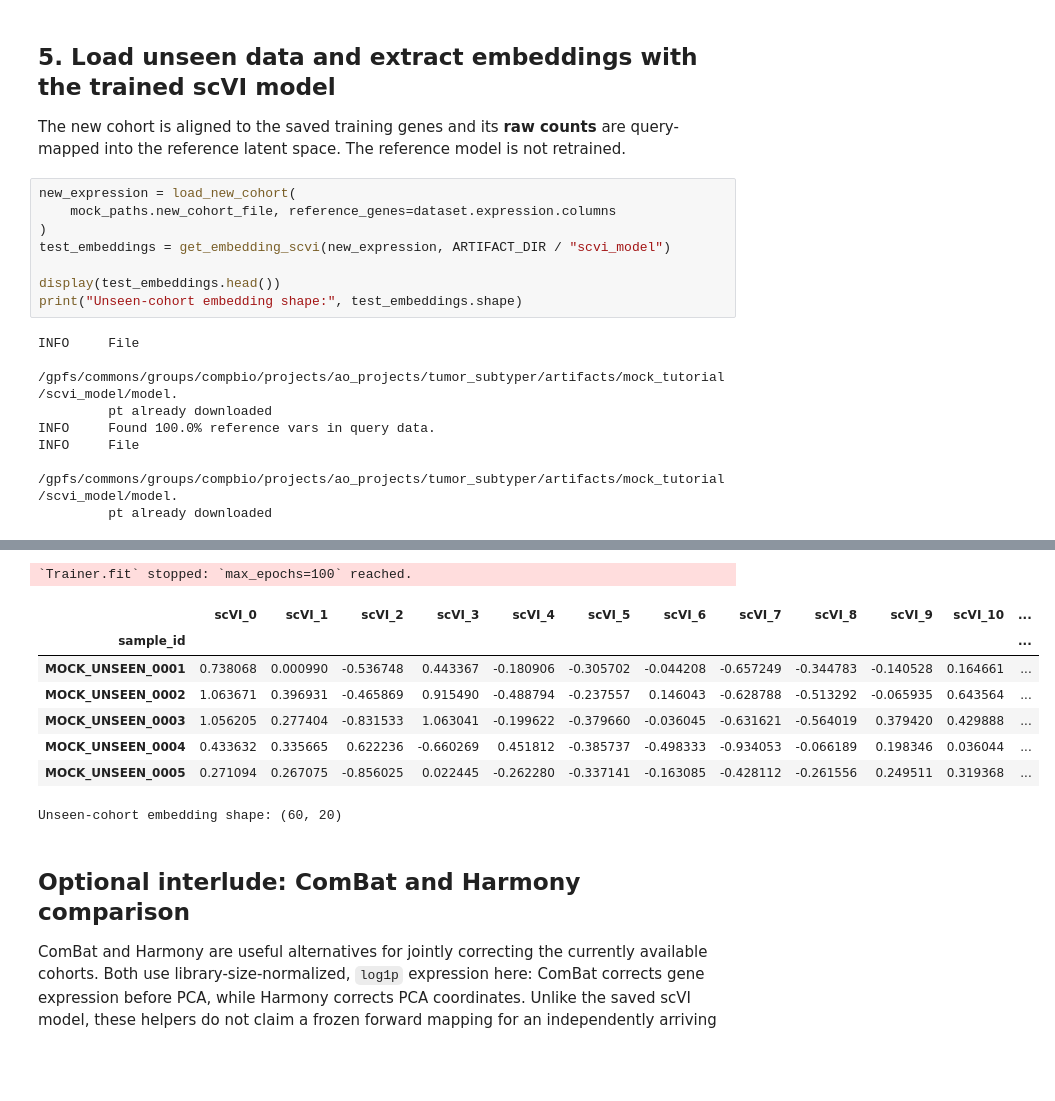
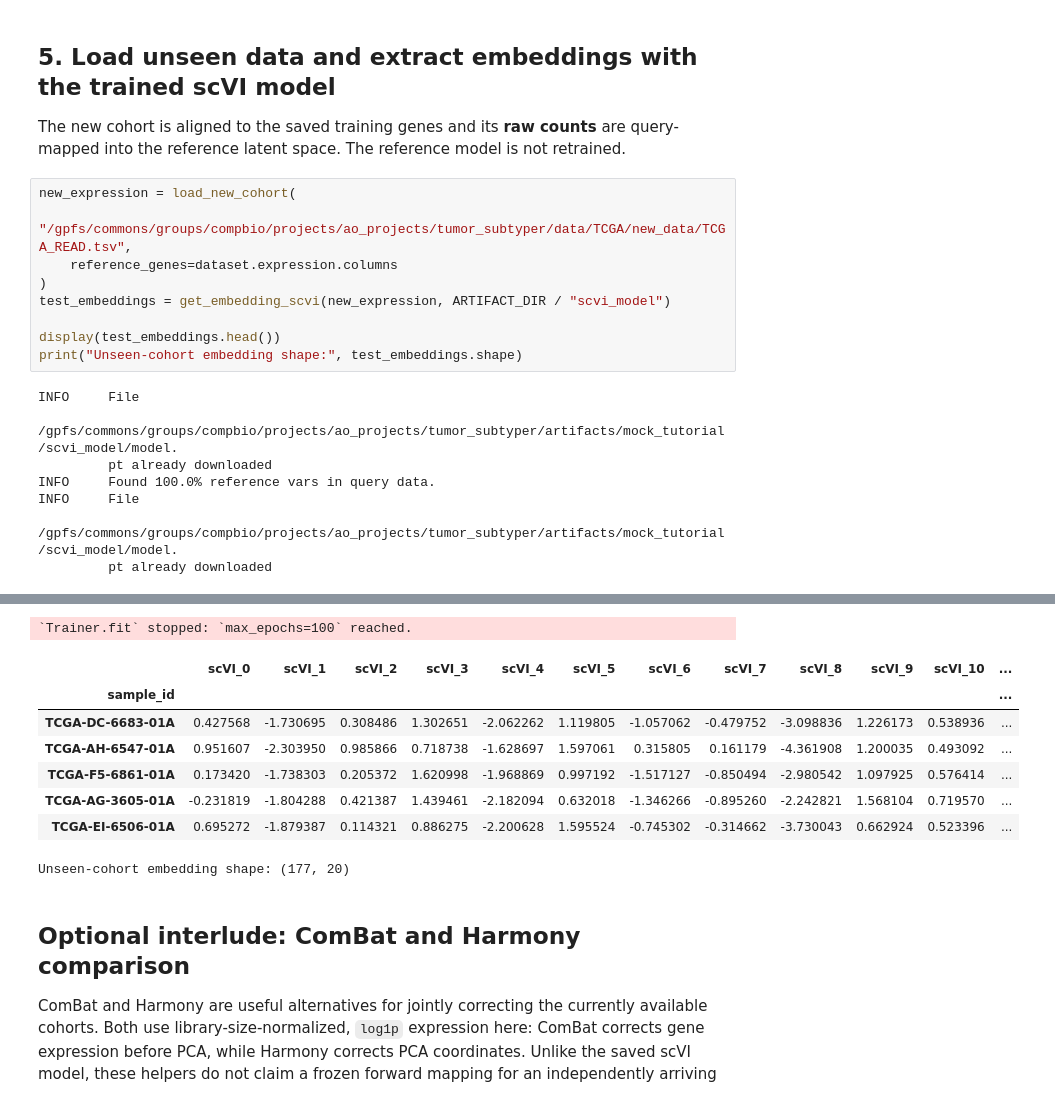
Before and after one commit to Eastmanmd/TMEmbed, a Jupyter notebook: tutorial/real_tcga_scvi_subtyping.ipynb, the cells around one changed output, grey strips where cells are left out. Cells and saved outputs as stored; diff of their text form; blank space fills up the shorter version.

```diff
--- a/tutorial/real_tcga_scvi_subtyping.ipynb
+++ b/tutorial/real_tcga_scvi_subtyping.ipynb
@@ -241,7 +239,8 @@ plt.show()
 The new cohort is aligned to the saved training genes and its **raw counts** are query-mapped into the reference latent space. The reference model is not retrained.
 # %%
 new_expression = load_new_cohort(
-    mock_paths.new_cohort_file, reference_genes=dataset.expression.columns
+    "/gpfs/commons/groups/compbio/projects/ao_projects/tumor_subtyper/data/TCGA/new_data/TCGA_READ.tsv",
+    reference_genes=dataset.expression.columns
 )
 test_embeddings = get_embedding_scvi(new_expression, ARTIFACT_DIR / "scvi_model")
 
@@ -266,12 +265,12 @@ HPU available: False, using: 0 HPUs
 `Trainer.fit` stopped: `max_epochs=100` reached.
 |  | scVI_0 | scVI_1 | scVI_2 | scVI_3 | scVI_4 | scVI_5 | scVI_6 | scVI_7 | scVI_8 | scVI_9 | scVI_10 | ... |
 | sample_id |  |  |  |  |  |  |  |  |  |  |  | ... |
-| MOCK_UNSEEN_0001 | 0.738068 | 0.000990 | -0.536748 | 0.443367 | -0.180906 | -0.305702 | -0.044208 | -0.657249 | -0.344783 | -0.140528 | 0.164661 | ... |
-| MOCK_UNSEEN_0002 | 1.063671 | 0.396931 | -0.465869 | 0.915490 | -0.488794 | -0.237557 | 0.146043 | -0.628788 | -0.513292 | -0.065935 | 0.643564 | ... |
-| MOCK_UNSEEN_0003 | 1.056205 | 0.277404 | -0.831533 | 1.063041 | -0.199622 | -0.379660 | -0.036045 | -0.631621 | -0.564019 | 0.379420 | 0.429888 | ... |
-| MOCK_UNSEEN_0004 | 0.433632 | 0.335665 | 0.622236 | -0.660269 | 0.451812 | -0.385737 | -0.498333 | -0.934053 | -0.066189 | 0.198346 | 0.036044 | ... |
-| MOCK_UNSEEN_0005 | 0.271094 | 0.267075 | -0.856025 | 0.022445 | -0.262280 | -0.337141 | -0.163085 | -0.428112 | -0.261556 | 0.249511 | 0.319368 | ... |
+| TCGA-DC-6683-01A | 0.427568 | -1.730695 | 0.308486 | 1.302651 | -2.062262 | 1.119805 | -1.057062 | -0.479752 | -3.098836 | 1.226173 | 0.538936 | ... |
+| TCGA-AH-6547-01A | 0.951607 | -2.303950 | 0.985866 | 0.718738 | -1.628697 | 1.597061 | 0.315805 | 0.161179 | -4.361908 | 1.200035 | 0.493092 | ... |
+| TCGA-F5-6861-01A | 0.173420 | -1.738303 | 0.205372 | 1.620998 | -1.968869 | 0.997192 | -1.517127 | -0.850494 | -2.980542 | 1.097925 | 0.576414 | ... |
+| TCGA-AG-3605-01A | -0.231819 | -1.804288 | 0.421387 | 1.439461 | -2.182094 | 0.632018 | -1.346266 | -0.895260 | -2.242821 | 1.568104 | 0.719570 | ... |
+| TCGA-EI-6506-01A | 0.695272 | -1.879387 | 0.114321 | 0.886275 | -2.200628 | 1.595524 | -0.745302 | -0.314662 | -3.730043 | 0.662924 | 0.523396 | ... |
-Unseen-cohort embedding shape: (60, 20)
+Unseen-cohort embedding shape: (177, 20)
 # %% [markdown]
 ## Optional interlude: ComBat and Harmony comparison
 
```
Also changed, not shown: parts of 14 cells of this notebook, 7 other files.
